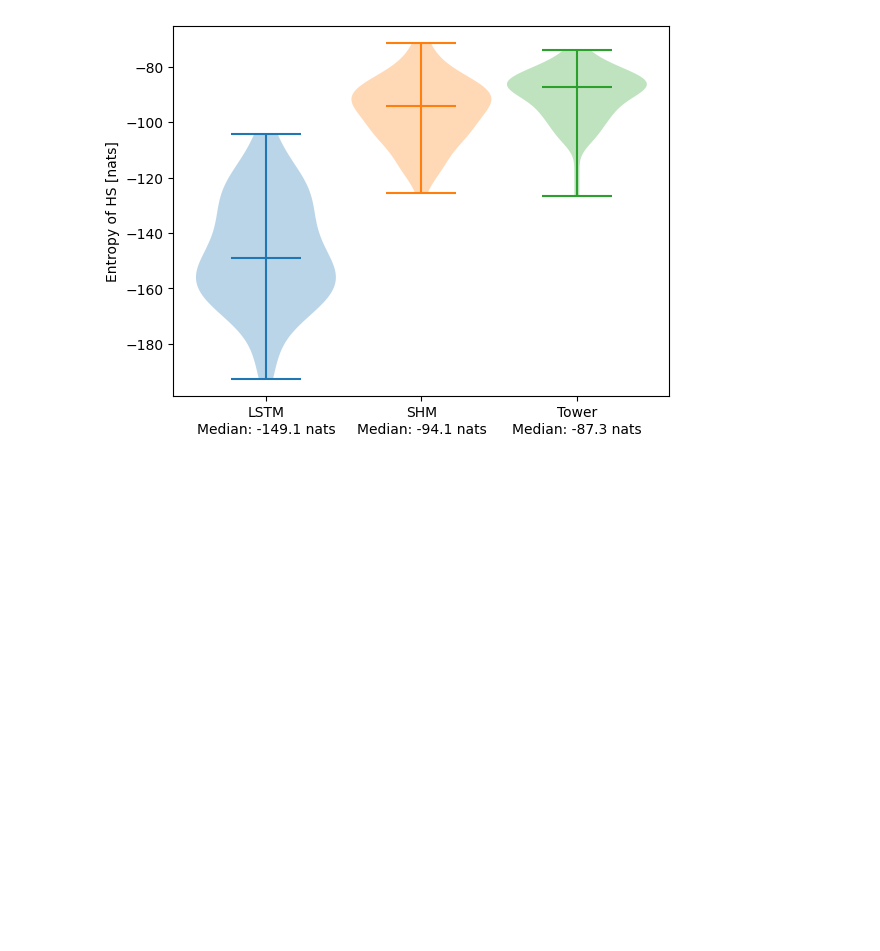
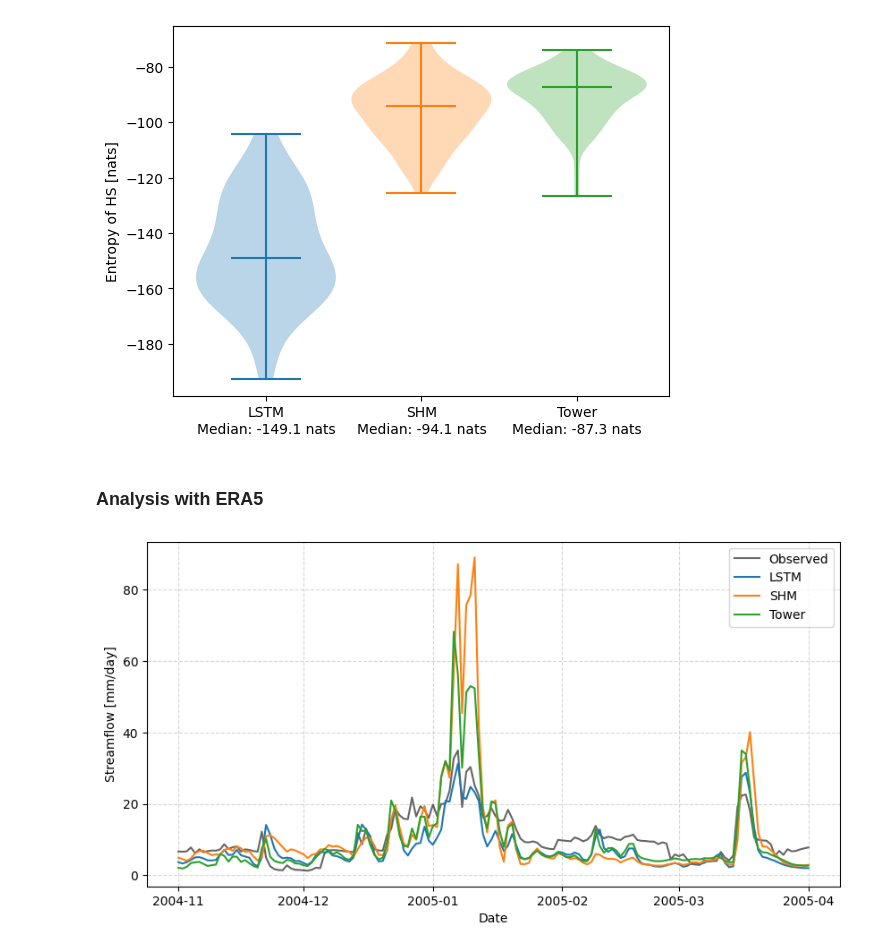
Before and after one commit to manuel-alvarez-chaves/project-hybrid-models, a Jupyter notebook: analysis.ipynb, the cells around one changed output. Drawn from its saved outputs; the diff is of its cells as text; code cells hidden in the pictures; blank space fills up the shorter version.

Commit message:
Add analysis notebook

```diff
--- a/analysis.ipynb
+++ b/analysis.ipynb
@@ -18,6 +20,6 @@ def calc_cdf(data):
 # %%
 path_LSTM = Path("results/run_LSTM")
 path_SHM = Path("results/run_SHM")
-run_Tower = Path("results/run_Tower")
+path_Tower = Path("results/run_Tower")
 
-paths_results = [path_LSTM, path_SHM, run_Tower]
+paths_results = [path_LSTM, path_SHM, path_Tower]
@@ -51,3 +57,24 @@ ax.set_ylabel("Entropy of HS [nats]")
 plt.show()
 # %% [output]
 [figure]
+# %% [markdown]
+### Analysis with ERA5
+# %%
+analysis_period = pd.date_range(start="2004-11-01", end="2005-04-01", freq="D")
+
+results_LSTM = xr.open_dataset(path_LSTM / "results.nc").sel(basin="5003", last_n=-1, date=analysis_period)
+results_SHM = xr.open_dataset(path_SHM / "results.nc").sel(basin="5003", last_n=-1, date=analysis_period)
+results_Tower = xr.open_dataset(path_Tower / "results.nc").sel(basin="5003", last_n=-1, date=analysis_period)
+# %%
+fig, ax = plt.subplots(figsize=(10, 5))
+ax.plot(analysis_period, results_LSTM.y_obs.values.flatten(), color="k", label="Observed", alpha=0.6)
+ax.plot(analysis_period, results_LSTM.y_hat.values.flatten(), label="LSTM")
+ax.plot(analysis_period, results_SHM.y_hat.values.flatten(), label="SHM")
+ax.plot(analysis_period, results_Tower.y_hat.values.flatten(), label="Tower")
+ax.set_xlabel("Date")
+ax.set_ylabel("Streamflow [mm/day]")
+ax.legend()
+ax.grid(ls="--", alpha=0.5)
+plt.show()
+# %% [output]
+[figure, added]
```
Also changed, not shown: parts of 5 cells of this notebook.
